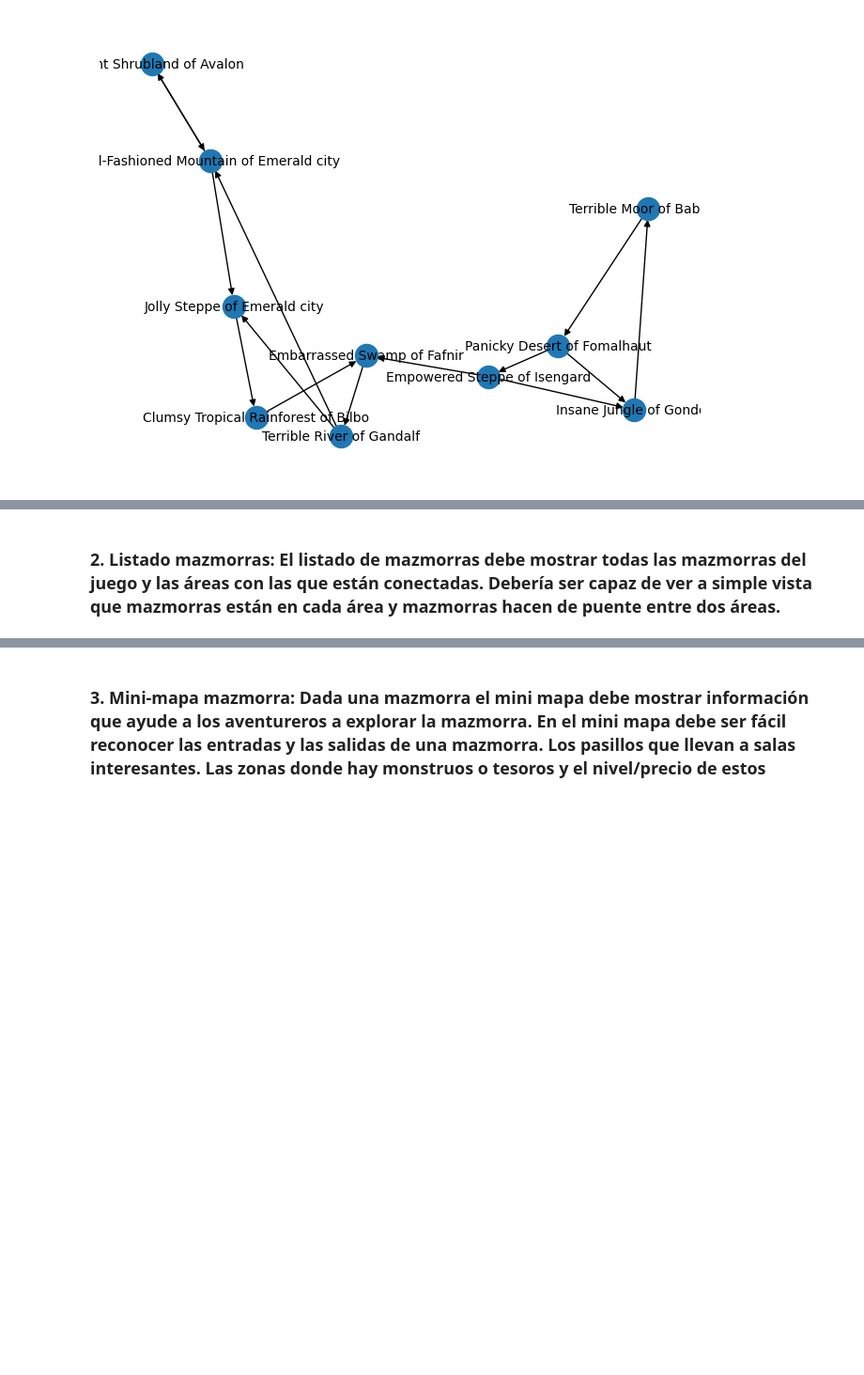
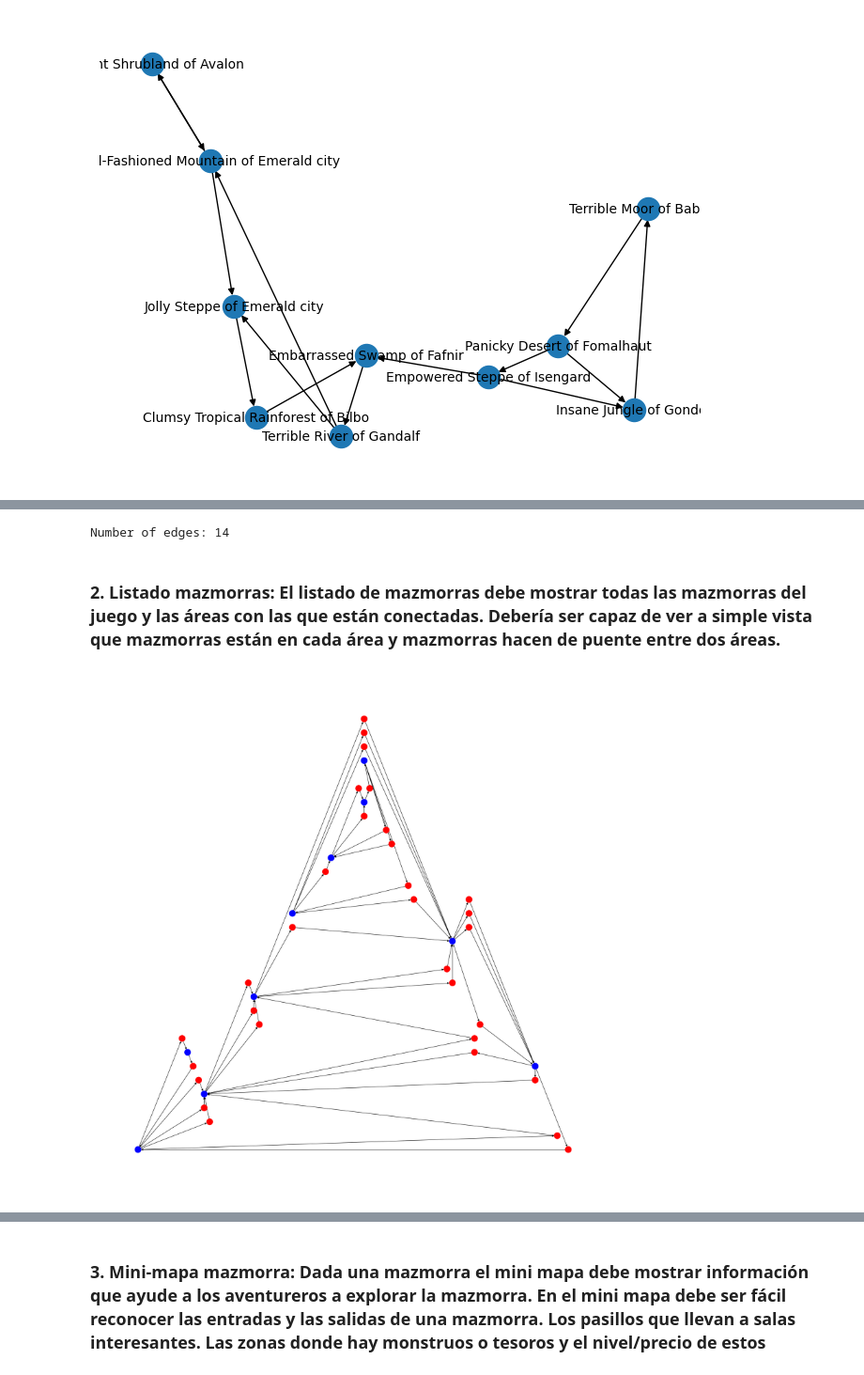
Before and after one commit to Pabloo22/bbdd_ii_practica, a Jupyter notebook: neo4j/sources/visualization.ipynb, the cells around one changed output, grey strips where cells are left out. Shown at 94% size. Drawn from its saved outputs; the diff is of its cells as text; code cells hidden in the pictures; blank space fills up the shorter version.

Commit message:
[neo4j] Visualization work in progress

```diff
--- a/neo4j/sources/visualization.ipynb
+++ b/neo4j/sources/visualization.ipynb
@@ -27,3 +30,18 @@ pos = nx.kamada_kawai_layout(G)
 nx.draw(G, with_labels=True, pos=pos, font_size=10)
 # %% [output]
 [figure]
+# %%
+# To each node, add the property 'x' and 'y' with the position
+for node in G.nodes:
+    G.nodes[node]['x'] = pos[node][0]
+    G.nodes[node]['y'] = pos[node][1]
+    G.nodes[node]['title'] = str(node)
+# Use pyvis to visualize the graph
+from pyvis.network import Network
+net = Network(notebook=True, directed=True)
+# Use the networkx graph to create the pyvis graph. Make sure to use the same layout
+net.from_nx(G)
+for node in net.nodes:
+    node['label']=""
+net.options.interaction.hover = True
+net.show('graph.html', notebook=True)
@@ -29,0 +52,3 @@ nx.draw(G, with_labels=True, pos=pos, font_size=10)
+# %%
+for node in G.nodes:
+    print(node)
@@ -30,2 +66,41 @@ nx.draw(G, with_labels=True, pos=pos, font_size=10)
+# %%
+# Get number of edges
+print("Number of edges:", G.number_of_edges())
+# %% [output]
+Number of edges: 14
 # %% [markdown]
 ### 2. **Listado mazmorras**: El listado de mazmorras debe mostrar todas las mazmorras del juego y las áreas con las que están conectadas. Debería ser capaz de ver a simple vista que mazmorras están en cada área y mazmorras hacen de puente entre dos áreas.
+# %%
+import matplotlib.pyplot as plt
+query = """
+MATCH (a: Area),
+      (b: Area),
+      (a)-[ca:IS_CONNECTED]->(),
+      ()-[cb:IS_CONNECTED]->(b),
+       p = shortestPath((a)-[:IS_CONNECTED*]->(b))
+WHERE a <> b AND ca.dungeon_name = cb.dungeon_name
+RETURN a.name as source, b.name as target, ca.dungeon_name as dungeon_name
+"""
+data = pd.DataFrame(run_query(query))
+G = nx.DiGraph()
+# Tripartite graph area -> dungeon -> area
+for i, row in enumerate(data.itertuples()):
+    source_node = {'name': row.source, 'type': 'area1'}
+    target_node = {'name': row.target, 'type': 'area2'}
+    dungeon_node = {'name': row.dungeon_name, 'type': 'dungeon'}
+    G.add_node(row.source, **source_node)
+    G.add_node(row.target, **target_node)
+    G.add_node(row.dungeon_name, **dungeon_node)
+    G.add_edge(row.source, row.dungeon_name)
+    G.add_edge(row.dungeon_name, row.target)
+
+# Set the position of each node
+# color = ['blue' if node[1]['type'] in ['area1', 'area2'] else 'green' for node in G.nodes(data=True)]
+color = {node[0]: 'blue' if node[1]['type'] in ['area1', 'area2'] else 'red' for node in G.nodes(data=True)}
+
+pos = nx.planar_layout(G)
+
+plt.figure(figsize=(20, 20))
+nx.draw(G, with_labels=False, node_color=color.values(), pos=pos, font_size=10)
+# %% [output]
+[figure, added]
```
Also changed, not shown: parts of 11 cells of this notebook.
